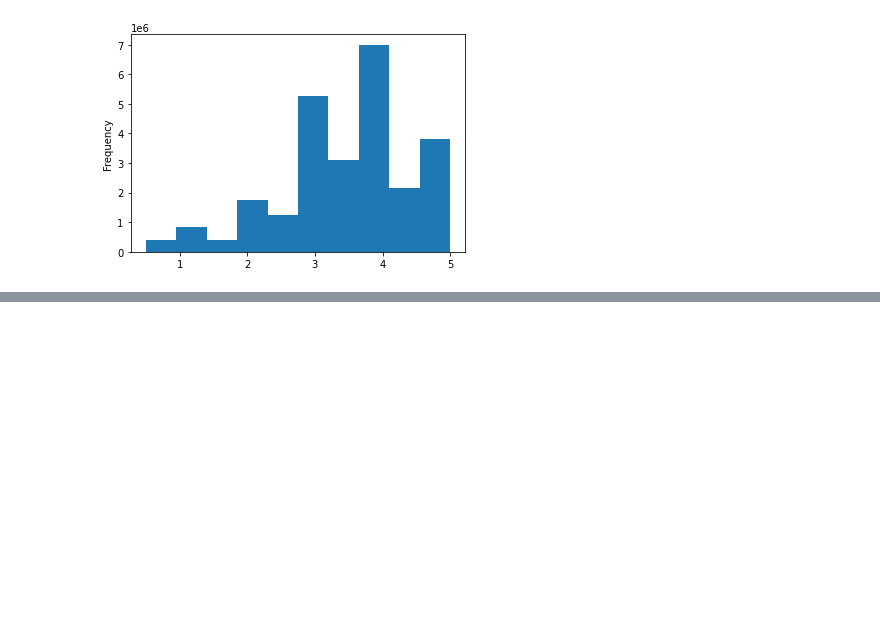
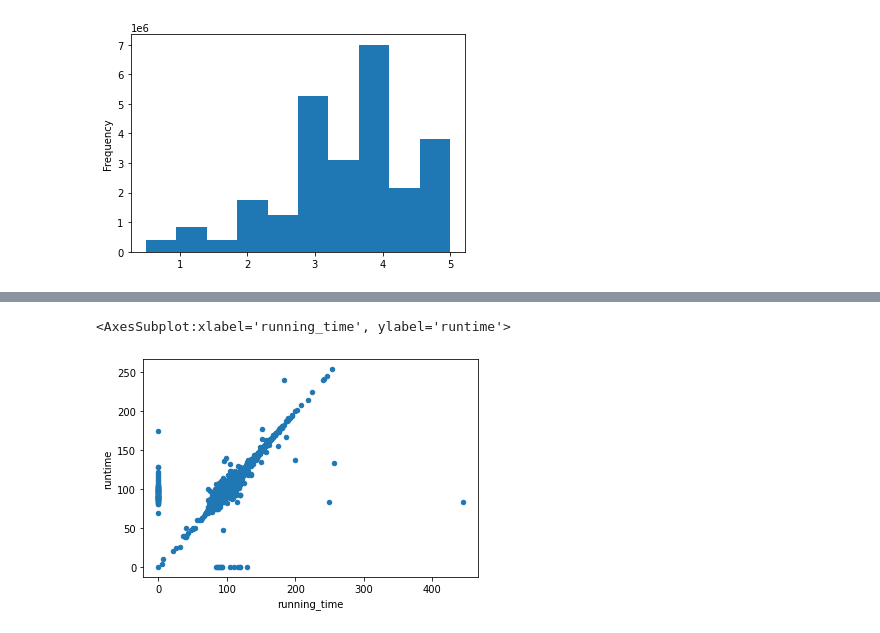
Before and after one commit to cdeanatx/Movies-ETL, a Jupyter notebook: wiki_data_explore.ipynb, the cells around one changed output, grey strips where cells are left out. Saved outputs shown, nothing was run; the diff lists cells and outputs as text; code cells hidden in the pictures; blank space fills up the shorter version.

Commit message:
merged dataframes

```diff
--- a/wiki_data_explore.ipynb
+++ b/wiki_data_explore.ipynb
@@ -8,6 +9,6 @@ import re
 # %%
 # Load in wikipedia data
-with open('wikipedia-movies.json', mode='r') as file:
+with open('Resources/wikipedia-movies.json', mode='r') as file:
     wiki_movies_raw = json.load(file)
 
 len(wiki_movies_raw)
@@ -74,8 +75,8 @@ wiki_movies_raw[3600:3605]
   'Budget': '$20 million',
   'Box office': '$23.9 million'}]
 # %%
-kaggle_metadata = pd.read_csv('movies_metadata.csv', low_memory=False)
-ratings = pd.read_csv('ratings.csv')
+kaggle_metadata = pd.read_csv('Resources/movies_metadata.csv', low_memory=False)
+ratings = pd.read_csv('Resources/ratings.csv')
 # %%
 kaggle_metadata.sample(5)
 # %% [output]
@@ -775,3 +776,6 @@ min                     0.50
 max                     5.00
 Name: rating, dtype: float64
 [figure]
+# %%
+merged_df = wiki_movies_df.merge(kaggle_metadata, on='imdb_id', suffixes=['_wiki', '_kaggle'])
+merged_df.head()
@@ -777,0 +806,5 @@ Name: rating, dtype: float64
+# %%
+merged_df.fillna(0).plot('running_time', 'runtime', kind='scatter')
+# %% [output]
+<AxesSubplot:xlabel='running_time', ylabel='runtime'>
+[figure, added]
```
Also changed, not shown: parts of 27 cells of this notebook.
